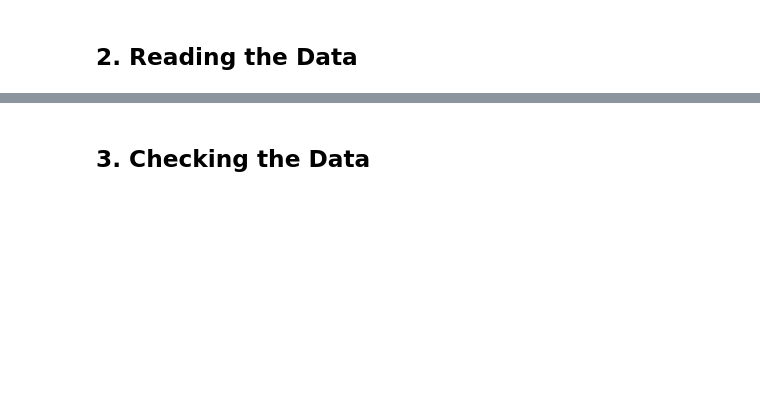
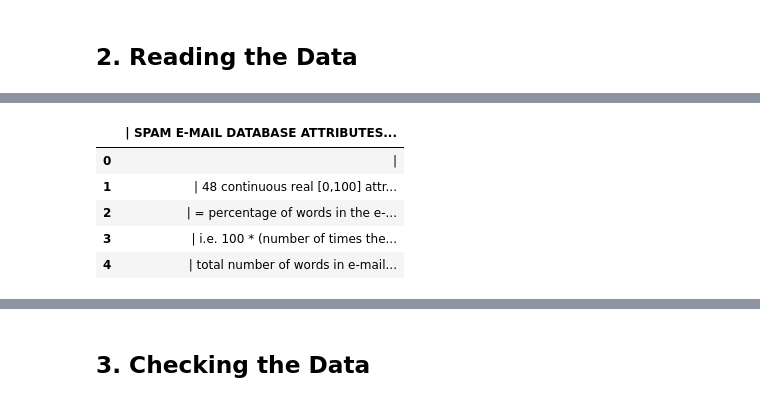
Before and after one commit to BrianMoringa/Core-week-9-IP-Submission, a Jupyter notebook: Notebook2_Core_module_II_Week_9_Brian_Onchweri.ipynb, the cells around one changed output, grey strips where cells are left out. Drawn from its saved outputs; the diff is of its cells as text; code cells hidden in the pictures; blank space fills up the shorter version.

```diff
--- a/Notebook2_Core_module_II_Week_9_Brian_Onchweri.ipynb
+++ b/Notebook2_Core_module_II_Week_9_Brian_Onchweri.ipynb
@@ -60,0 +40,11 @@ print(data)
+# %%
+#Reading spambase.names file
+df2=pd.read_table('/content/spambase.names')
+df2.head()
+# %% [output]
+|  | | SPAM E-MAIL DATABASE ATTRIBUTES... |
+| 0 | | |
+| 1 | | 48 continuous real [0,100] attr... |
+| 2 | | = percentage of words in the e-... |
+| 3 | | i.e. 100 * (number of times the... |
+| 4 | | total number of words in e-mail... |
```
Also changed, not shown: parts of 53 cells of this notebook.
